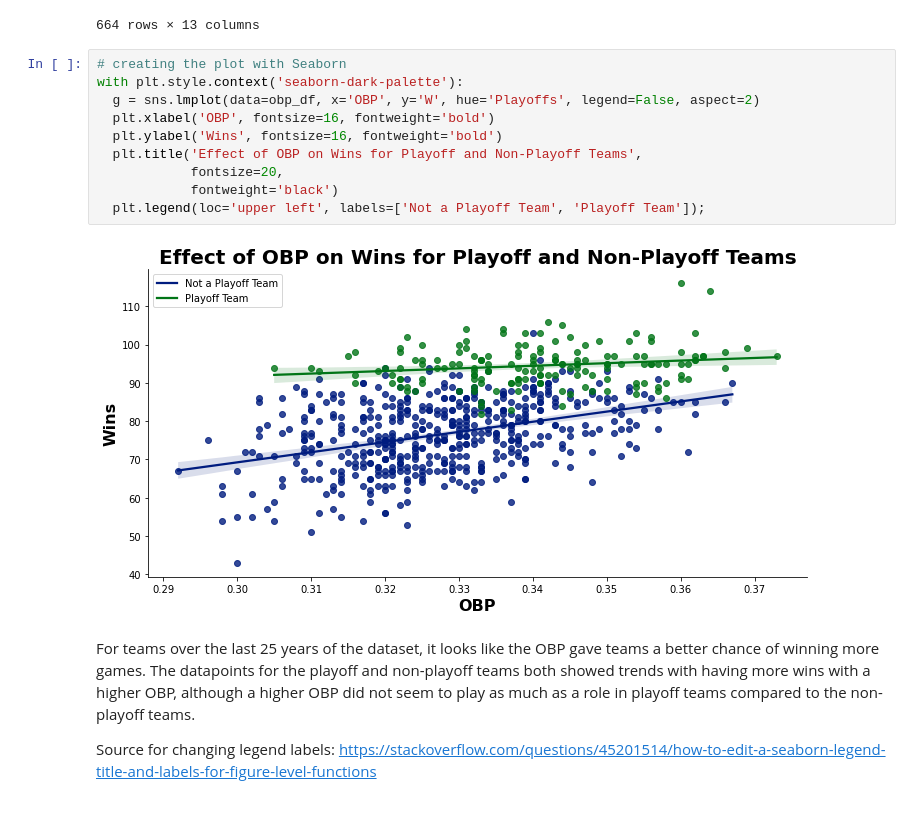
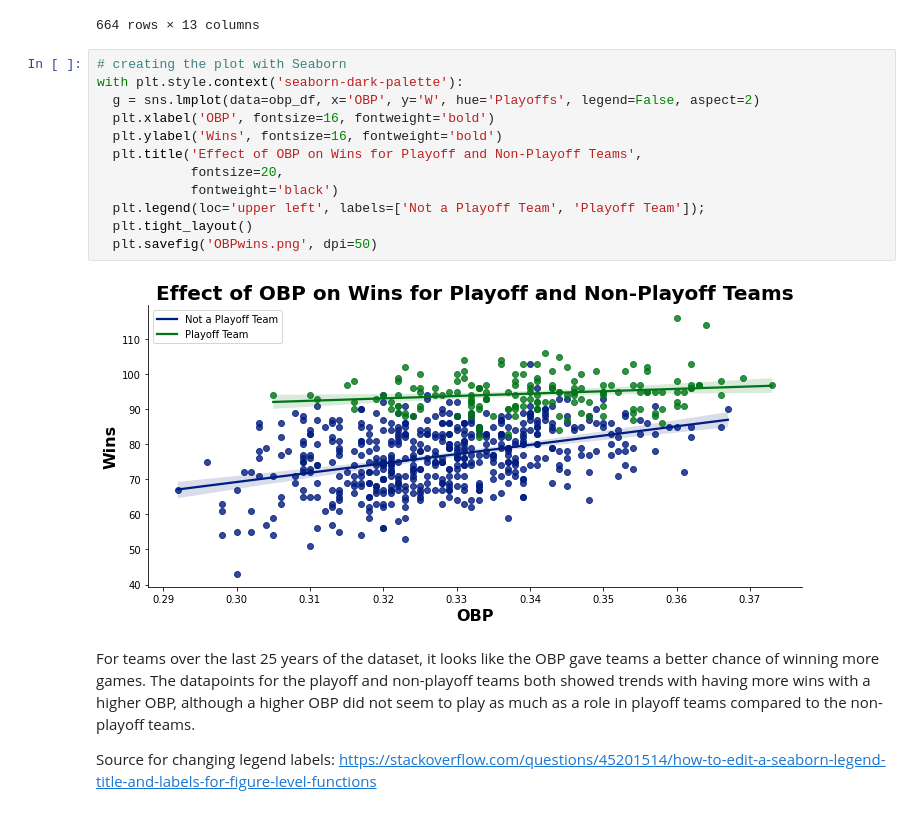
Before and after one commit to joshlensing/Coding-Dojo-Project-2, a Jupyter notebook: Project_2_Baseball_Playoff_Predictions.ipynb, the cells around one changed output. Cells and saved outputs as stored; diff of their text form.

```diff
--- a/Project_2_Baseball_Playoff_Predictions.ipynb
+++ b/Project_2_Baseball_Playoff_Predictions.ipynb
@@ -326,15 +328,17 @@ obp_df
 # %%
 # creating the plot with Seaborn
 with plt.style.context('seaborn-dark-palette'):
   g = sns.lmplot(data=obp_df, x='OBP', y='W', hue='Playoffs', legend=False, aspect=2)
   plt.xlabel('OBP', fontsize=16, fontweight='bold')
   plt.ylabel('Wins', fontsize=16, fontweight='bold')
   plt.title('Effect of OBP on Wins for Playoff and Non-Playoff Teams',
             fontsize=20,
             fontweight='black')
   plt.legend(loc='upper left', labels=['Not a Playoff Team', 'Playoff Team']);
+  plt.tight_layout()
+  plt.savefig('OBPwins.png', dpi=50)
 # %% [output]
-[figure, old version]
+[figure, new version]
 # %% [markdown]
 For teams over the last 25 years of the dataset, it looks like the OBP gave teams a better chance of winning more games. The datapoints for the playoff and non-playoff teams both showed trends with having more wins with a higher OBP, although a higher OBP did not seem to play as much as a role in playoff teams compared to the non-playoff teams.
 
```
Also changed, not shown: parts of 1 cell of this notebook.
